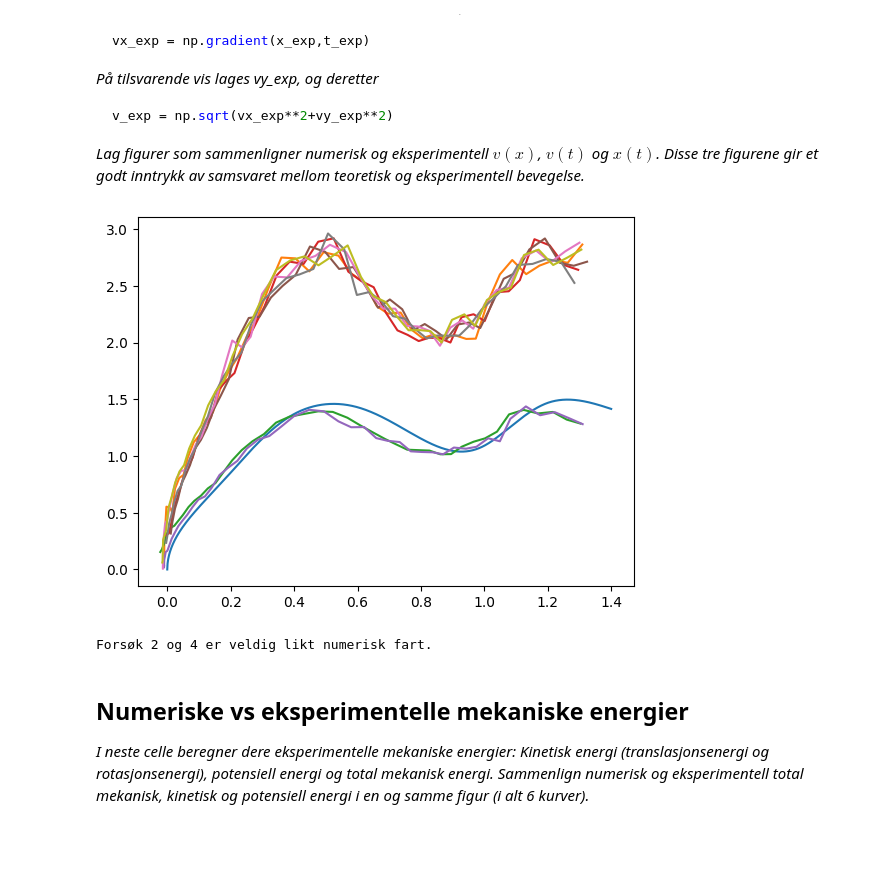
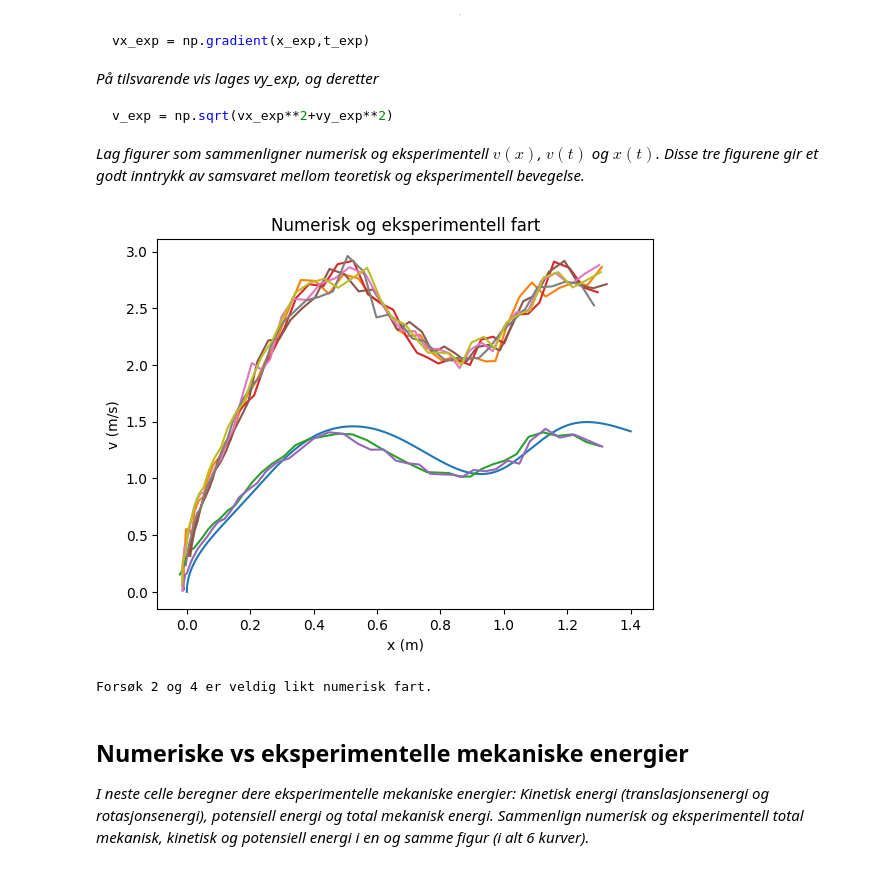
Before and after one commit to SverreNystad/physics-lab, a Jupyter notebook: lab-journal.ipynb, the cells around one changed output. Cells and saved outputs as stored; diff of their text form; code cells hidden in the pictures; blank space fills up the shorter version.

Commit message:
feat: add titles and labels

```diff
--- a/lab-journal.ipynb
+++ b/lab-journal.ipynb
@@ -392,34 +400,37 @@ vy4_exp = np.gradient(y4_exp,t4_exp)
 v4_exp = np.sqrt(vx4_exp**2+vy4_exp**2)
 
 vx5_exp = np.gradient(x5_exp,t5_exp)
 vy5_exp = np.gradient(y5_exp,t5_exp)
 v5_exp = np.sqrt(vx5_exp**2+vy5_exp**2)
 
 vx6_exp = np.gradient(x6_exp,t6_exp)
 vy6_exp = np.gradient(y6_exp,t6_exp)
 v6_exp = np.sqrt(vx6_exp**2+vy6_exp**2)
 
 vx7_exp = np.gradient(x7_exp,t7_exp)
 vy7_exp = np.gradient(y7_exp,t7_exp)
 v7_exp = np.sqrt(vx7_exp**2+vy7_exp**2)
 
 vx8_exp = np.gradient(x8_exp,t8_exp)
 vy8_exp = np.gradient(y8_exp,t8_exp)
 v8_exp = np.sqrt(vx8_exp**2+vy8_exp**2)
 
+plt.title("Numerisk og eksperimentell fart")
+plt.xlabel("x (m)")
+plt.ylabel("v (m/s)")
 plt.plot(x, v_x)
 plt.plot(x1_exp,v1_exp)
 plt.plot(x2_exp,v2_exp)
 plt.plot(x3_exp,v3_exp)
 plt.plot(x4_exp,v4_exp)
 plt.plot(x5_exp,v5_exp)
 plt.plot(x6_exp,v6_exp)
 plt.plot(x7_exp,v7_exp)
 plt.plot(x8_exp,v8_exp)
 plt.show()
 print("Forsøk 2 og 4 er veldig likt numerisk fart.")
 # %% [output]
-[figure, old version]
+[figure, new version]
 Forsøk 2 og 4 er veldig likt numerisk fart.
 # %% [markdown]
 ## Numeriske vs eksperimentelle mekaniske energier
```
Also changed, not shown: parts of 3 cells of this notebook.
